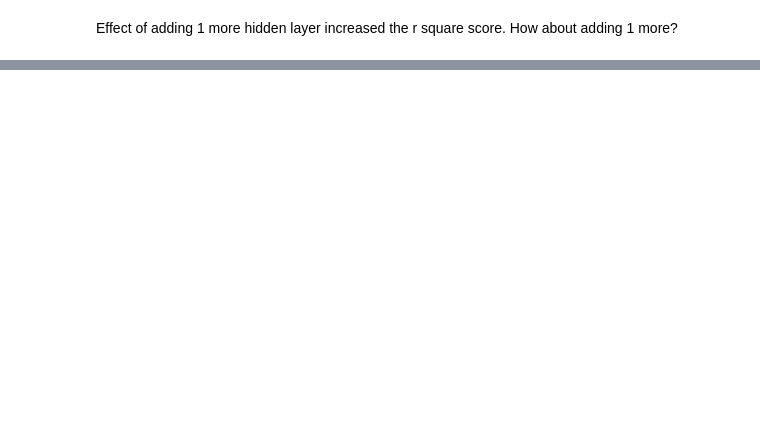
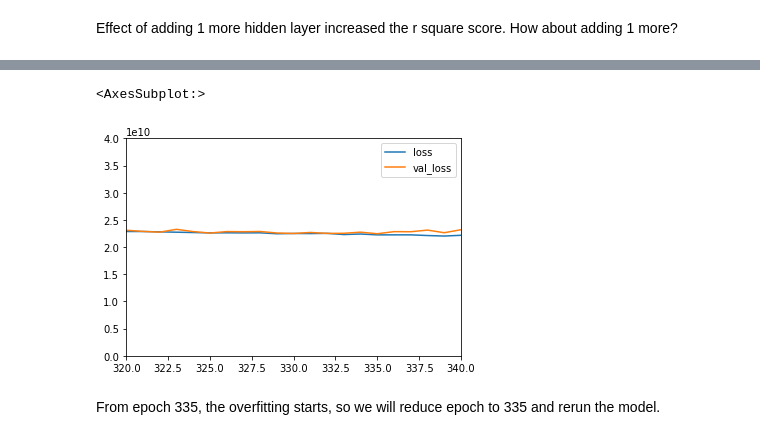
Before and after one commit to hps1795/Keras_LinReg_Real_Estate, a Jupyter notebook: keras practice.ipynb, the cells around one changed output, grey strips where cells are left out. Cells and saved outputs as stored; diff of their text form; code cells hidden in the pictures; blank space fills up the shorter version.

```diff
--- a/keras practice.ipynb
+++ b/keras practice.ipynb
@@ -708,0 +776,7 @@ Adding 1 more layer still increased the r squared but not as much as previous.
+# %%
+loss.plot(xlim=(320,340),ylim=(0, 0.4e11))
+# %% [output]
+<AxesSubplot:>
+[figure, added]
+# %% [markdown]
+From epoch 335, the overfitting starts, so we will reduce epoch to 335 and rerun the model.
```
Also changed, not shown: parts of 46 cells of this notebook.
